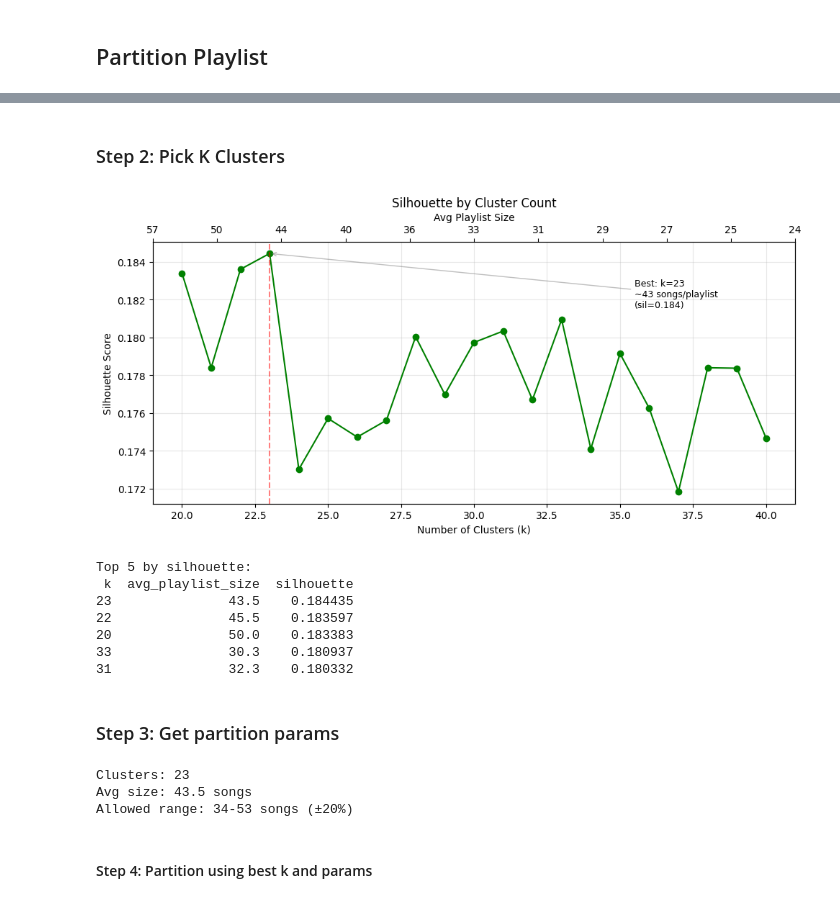
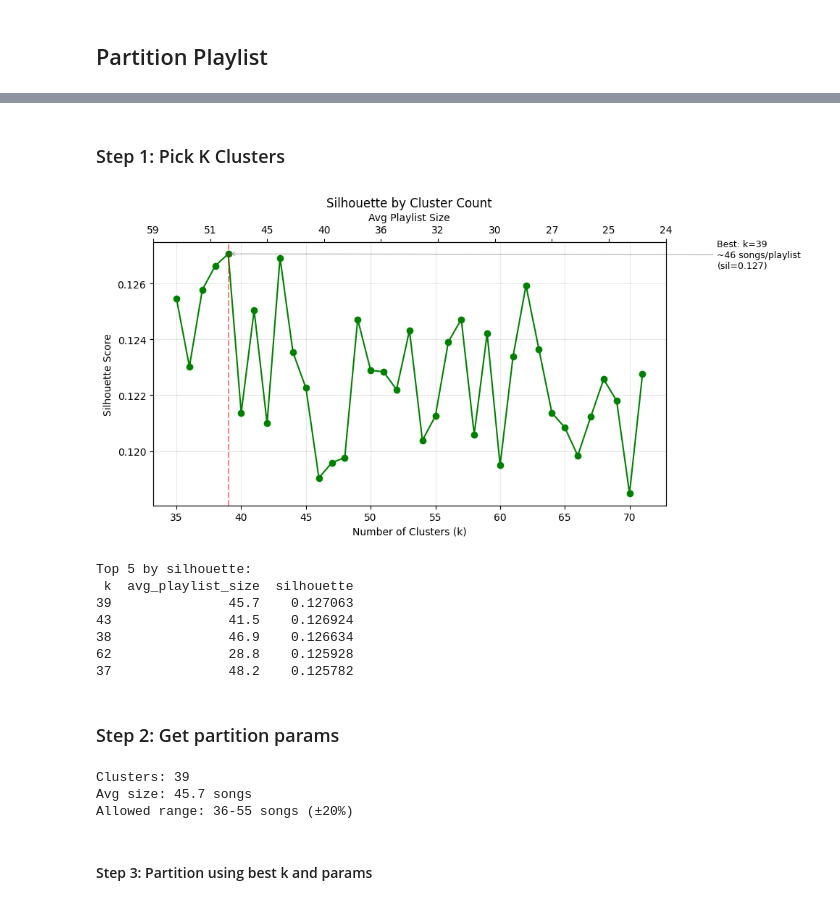
Before and after one commit to kaseymallette/music-taste-profile, a Jupyter notebook: notebooks/04_partition_generator.ipynb, the cells around one changed output, grey strips where cells are left out. Cells and saved outputs as stored; diff of their text form; code cells hidden in the pictures.

```diff
--- a/notebooks/04_partition_generator.ipynb
+++ b/notebooks/04_partition_generator.ipynb
@@ -25,6 +24,6 @@ from itertools import combinations
 # %% [markdown]
 ## Read Data
 # %%
-df_playlist = pd.read_csv('../data/music_library.csv')
+df_playlist = pd.read_csv('../data/music_library_extended.csv')
 df_playlist
 # %% [output]
@@ -45,11 +44,11 @@ df_playlist
 ## Environment Variables
 # %%
 # === CONFIG ===
-METADATA = ['Song', 'Artist', 'Album', 'Playlist', 'Popularity', 'Album Date']
-FEATURES = ['BPM', 'Dance', 'Energy', 'Valence', 'Acoustic']
+METADATA = ['Song', 'Artist', 'Album', 'Playlist']
+FEATURES = ['BPM', 'Dance', 'Energy', 'Valence', 'Acoustic', 'Loud (Db)', 'Album Year', 'Popularity']
 FEATURE_WEIGHTS = {'Valence': 3, 'Dance': 2}
-TARGET_MIN = 25  # smallest playlist size
-TARGET_MAX = 50  # largest playlist size
+TARGET_MIN = 25 # smallest playlist size
+TARGET_MAX = 50 # largest playlist size
 
 # === N CLUSTERS ===
 n_songs = len(df_playlist)
@@ -69,7 +68,6 @@ print(f"\nMetadata: {METADATA}")
 print(f"Features: {FEATURES}")
 print(f"Feature weights: {FEATURE_WEIGHTS}")
 print(f"\nMissing features: {df_playlist[FEATURES].isna().sum().sum()}")
-print(f"Missing album year: {df_playlist['Album Year'].isna().sum()}")
 print(f"\nTarget playlist size: {TARGET_MIN}-{TARGET_MAX} songs")
 print(f"k range: {k_min} to {k_max}")
 # %% [output]
@@ -132,4 +85,0 @@ def explore_pca(df_playlist_features):
-# %%
-# Step 1: Run PCA analysis
-pca_results = explore_pca(df_playlist_features)
-X_scaled = pca_results['X_scaled']
@@ -146,28 +86,29 @@ PC5: 7.5% (cumulative: 100.0%)
 # %% [markdown]
-### Step 2: Pick K Clusters
+### Step 1: Pick K Clusters
 # %%
 ## == HELPER FUNCTIONS ===
 
-def evaluate_k_range(X_scaled, k_range, feature_weights=None, feature_names=None):
+def evaluate_k_range(df_playlist_features, k_range, feature_weights=None, feature_names=None):
     """
     Evaluate clustering quality across a range of k values.
 
     Returns:
         DataFrame with k, silhouette for each k
     """
-    X = X_scaled.copy()
+    scaler = StandardScaler()
+    X_scaled = scaler.fit_transform(df_playlist_features)
 
     if feature_weights and feature_names:
         for feat, weight in feature_weights.items():
             if feat in feature_names:
                 idx = feature_names.index(feat)
-                X[:, idx] *= weight
+                X_scaled[:, idx] *= weight
 
     results = []
     for k in k_range:
         kmeans = KMeans(n_clusters=k, random_state=42, n_init=20)
-        labels = kmeans.fit_predict(X)
-        sil = silhouette_score(X, labels)
+        labels = kmeans.fit_predict(X_scaled)
+        sil = silhouette_score(X_scaled, labels)
         results.append({'k': k, 'silhouette': sil})
 
     return pd.DataFrame(results)
@@ -190,7 +131,7 @@ def plot_silhouette(eval_df, n_songs):
     ax.axvline(x=best_k, color='r', linestyle='--', alpha=0.5)
     ax.annotate(f'Best: k={best_k}\n~{avg_size:.0f} songs/playlist\n(sil={best_sil:.3f})',
             xy=(best_k, best_sil),
-            xytext=(0.75, 0.75),  # upper right in axes coordinates
+            xytext=(1.1, 0.9),  # upper right in axes coordinates
             textcoords='axes fraction',
             fontsize=9,
             ha='left',
@@ -210,48 +151,46 @@ def plot_silhouette(eval_df, n_songs):
     return best_k
 # %%
 # === RUN EVALUATION ===
-eval_df = evaluate_k_range(X_scaled, k_range, feature_weights=FEATURE_WEIGHTS, feature_names=FEATURES)
+eval_df = evaluate_k_range(df_playlist_features, k_range, feature_weights=FEATURE_WEIGHTS, feature_names=FEATURES)
 eval_df['avg_playlist_size'] = (n_songs / eval_df['k']).round(1)
 
 best_k = plot_silhouette(eval_df, n_songs)
 
 print(f"\nTop 5 by silhouette:")
 print(eval_df.nlargest(5, 'silhouette')[['k', 'avg_playlist_size', 'silhouette']].to_string(index=False))
 # %% [output]
-[figure, old version]
+[figure, new version]
 Top 5 by silhouette:
  k  avg_playlist_size  silhouette
-23               43.5    0.184435
-22               45.5    0.183597
-20               50.0    0.183383
-33               30.3    0.180937
-31               32.3    0.180332
+39               45.7    0.127063
+43               41.5    0.126924
+38               46.9    0.126634
+62               28.8    0.125928
+37               48.2    0.125782
 # %% [markdown]
-### Step 3: Get partition params
+### Step 2: Get partition params
 # %%
-## == HELPER FUNCTION ===
-
-def get_partition_params(n_songs, n_clusters, tolerance=0.2):
+def get_partition_params(n_songs, best_k, tolerance=0.2):
     """
     Get min/max cluster sizes for a specific k with ±tolerance band.
     """
-    avg_size = n_songs / n_clusters
+    avg_size = n_songs / best_k
     min_size = math.floor(avg_size * (1 - tolerance))
     max_size = math.ceil(avg_size * (1 + tolerance))
 
-    print(f"Clusters: {n_clusters}")
+    print(f"Clusters: {best_k}")
     print(f"Avg size: {avg_size:.1f} songs")
     print(f"Allowed range: {min_size}-{max_size} songs (±{tolerance:.0%})")
 
     return min_size, max_size
+
+# Get min and max size for best k
+min_size, max_size = get_partition_params(n_songs, best_k, tolerance=0.2)
+# %% [output]
+Clusters: 39
+Avg size: 45.7 songs
+Allowed range: 36-55 songs (±20%)
-# %%
-# Get min and max size for best k
-min_size, max_size = get_partition_params(n_songs, best_k, tolerance=0.2)
-# %% [output]
-Clusters: 23
-Avg size: 43.5 songs
-Allowed range: 34-53 songs (±20%)
 # %% [markdown]
-#### Step 4: Partition using best k and params
+#### Step 3: Partition using best k and params
 # %%
 def partition_playlist(
```
Also changed, not shown: parts of 10 cells of this notebook, 19 other files.
